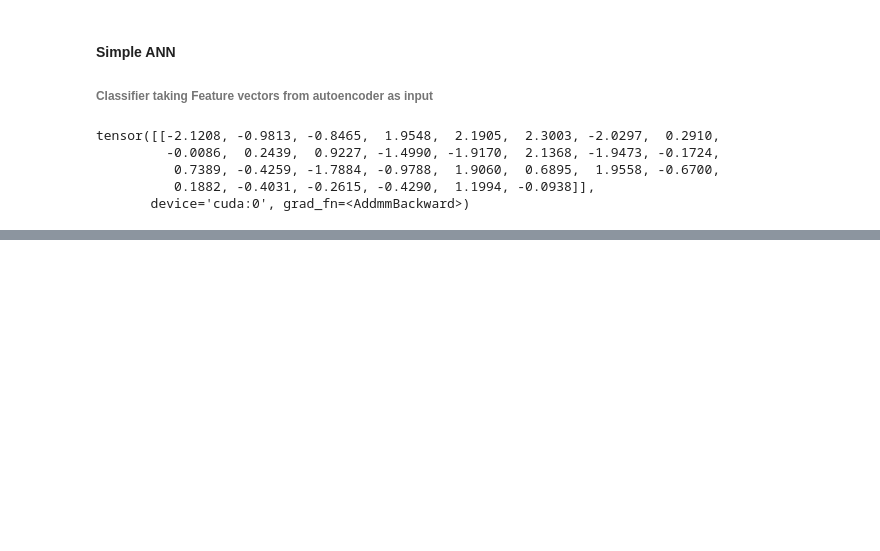
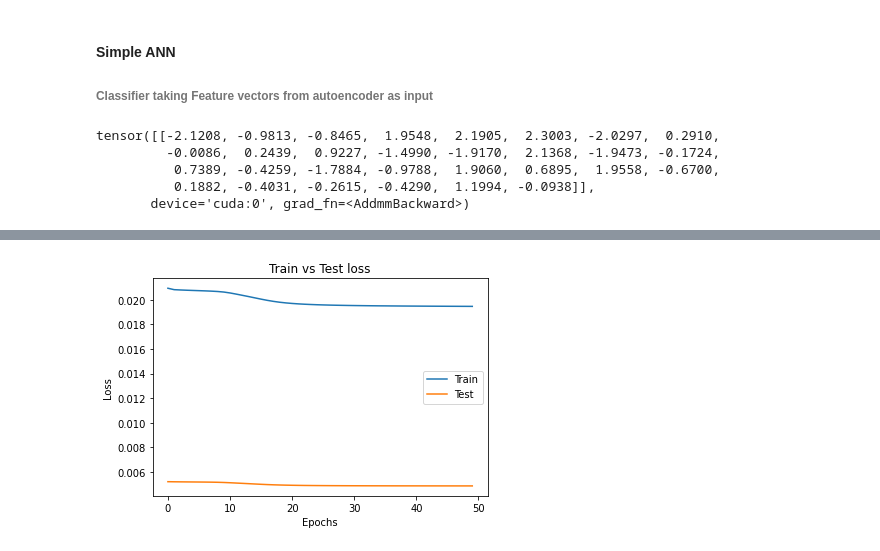
Before and after one commit to Eortvald/Foss-autoencoder, a Jupyter notebook: main.ipynb, the cells around one changed output, grey strips where cells are left out. Drawn from its saved outputs; the diff is of its cells as text; code cells hidden in the pictures; blank space fills up the shorter version.

Commit message:
fix of plots scripts

```diff
--- a/main.ipynb
+++ b/main.ipynb
@@ -94,7 +94,7 @@ tensor([[-2.1208, -0.9813, -0.8465,  1.9548,  2.1905,  2.3003, -2.0297,  0.2910,
        device='cuda:0', grad_fn=<AddmmBackward>)
 # %%
 from classifier.MLP_Classifier import *
-hidden_out = [8, 10, 10, 8]
+hidden_out = [8, 10, 8]
 ANN_10Kmodel = ANN(30, hidden_out)
 ANN_10Kmodel = ANN_10Kmodel.to(device)
 learningrate = 0.001  # Insert LR
@@ -114,11 +114,12 @@ for epoch in range(epochs):
 
 torch.save(ANN_10Kmodel.state_dict(), 'classifier/model_dicts/ANN_10Kmodel.pth')
 
+img_name = f"plots/classifier-plots/ANN_10K_Results-{str(datetime.now())[5:-10].replace(' ', '_').replace(':', '-')}.png"
 plt.plot(np.arange(len(train_log)), train_log, label='Train')  # etc.
 plt.plot(np.arange(len(test_log)), test_log, label='Test')
-plt.xlabel('Epoch')
+plt.xlabel('Epochs')
 plt.ylabel('Loss')
-plt.title("Train vs Test")
+plt.title("Train vs Test loss")
 plt.legend()
-plt.savefig(f"plots/classifier-plots/ANN_10K_Results-{str(datetime.now())[5:-10].replace(' ', '_').replace(':', '-')}.png")
+plt.savefig(img_name, transparent = False)
 # %% [output]
@@ -141,0 +143 @@ Images loaded: [1800/2000]  ------  19:24:12
+[figure, added]
```
Also changed, not shown: parts of 1 cell of this notebook, 6 other files.
